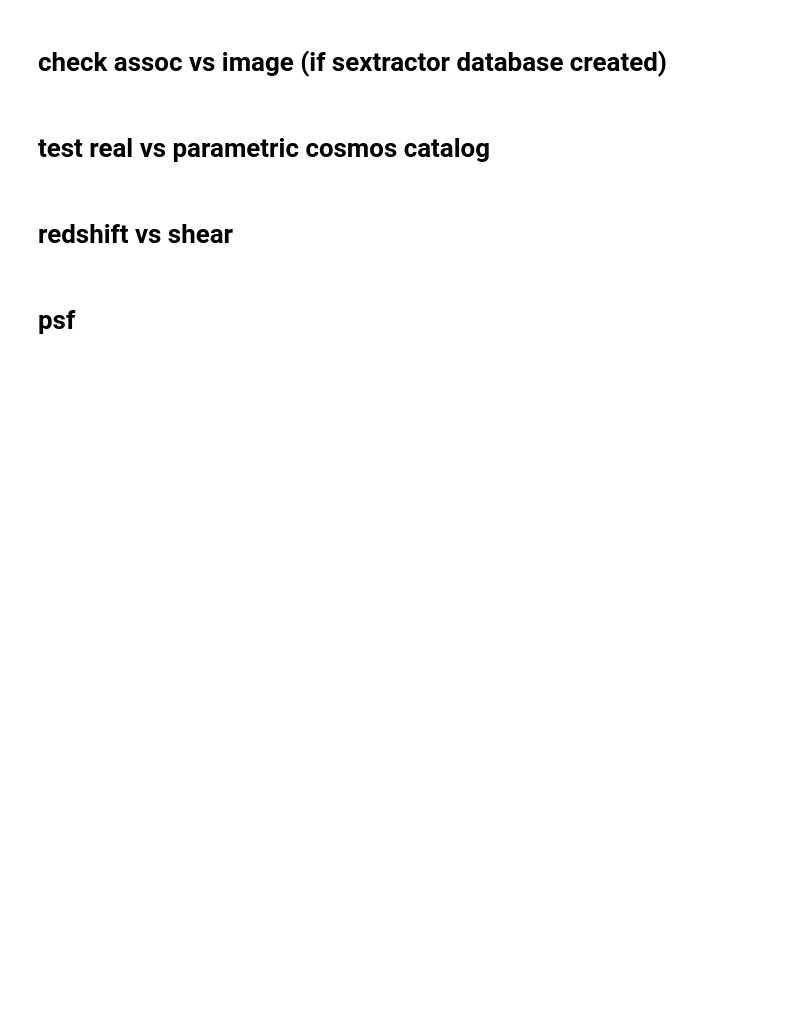
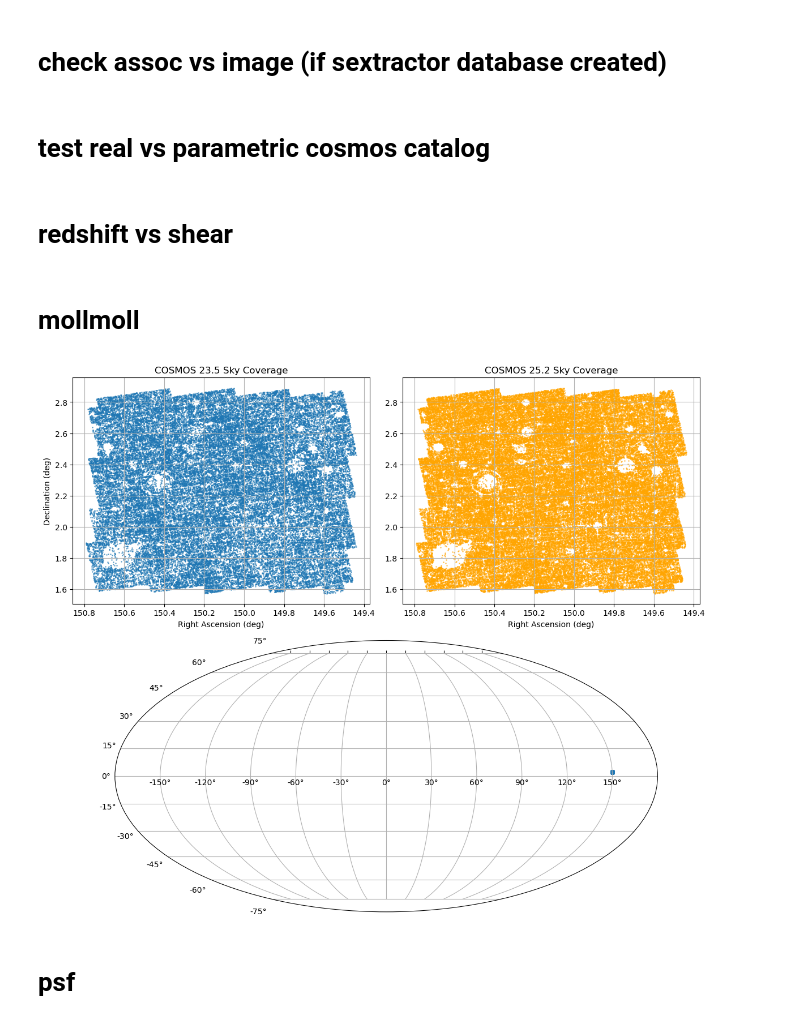
Before and after one commit to martinetnicolas/PISCO, a Jupyter notebook: pix2shear/databases/PlotsTFDS.ipynb, the cells around one changed output. Saved outputs shown, nothing was run; the diff lists cells and outputs as text; code cells hidden in the pictures; blank space fills up the shorter version.

```diff
--- a/pix2shear/databases/PlotsTFDS.ipynb
+++ b/pix2shear/databases/PlotsTFDS.ipynb
@@ -406,6 +406,19 @@ combined_plot(
     g1_scaled,
     g2_scaled,
 )
+# %% [markdown]
+# mollmoll
+# %%
+fields_23 = get_field_cosmos(sample="23.5")
+fields_25 = get_field_cosmos(sample="25.2")
+ra_23 = numpy.array(fields_23["RA"])
+dec_23 = numpy.array(fields_23["DEC"])
+ra_25 = numpy.array(fields_25["RA"])
+dec_25 = numpy.array(fields_25["DEC"])
+
+sky_coverage(ra_23, dec_23, ra_25, dec_25, DIRS["cosmos_plots"])
+# %% [output]
+[figure, added]
 # %% [markdown]
 # psf
 # %%
```
Also changed, not shown: 6 other files.
